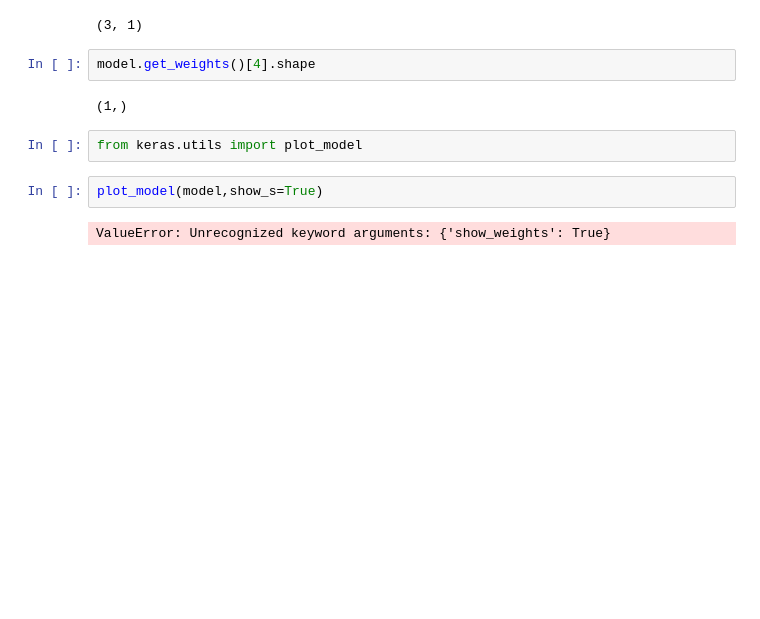
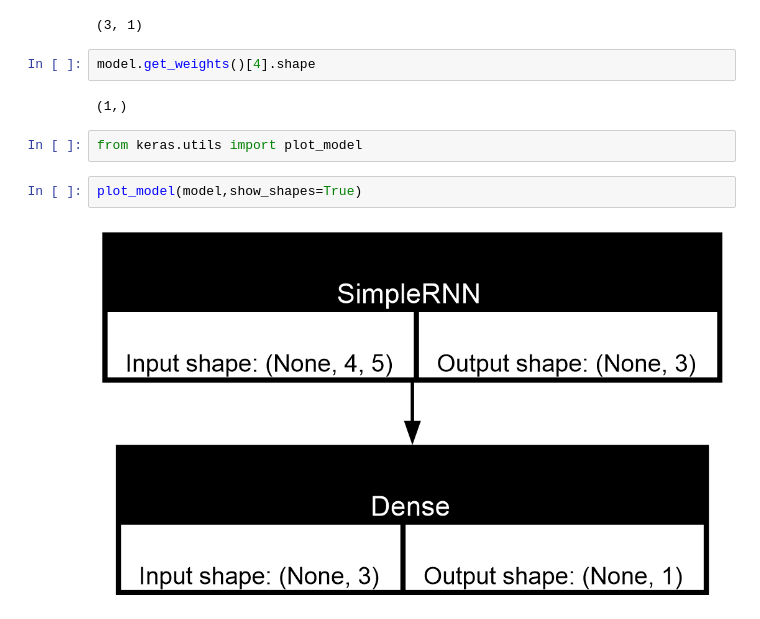
Before and after one commit to yuvraj619/Daily-DeepLearning, a Jupyter notebook: Day26_RNN_architecture.ipynb, the cells around one changed output. Drawn from its saved outputs; the diff is of its cells as text; blank space fills up the shorter version.

```diff
--- a/Day26_RNN_architecture.ipynb
+++ b/Day26_RNN_architecture.ipynb
@@ -44,6 +44,6 @@ model.get_weights()[4].shape
 # %%
 from keras.utils import plot_model
 # %%
-plot_model(model,show_s=True)
+plot_model(model,show_shapes=True)
 # %% [output]
-ValueError: Unrecognized keyword arguments: {'show_weights': True}
+[figure, added]
```
Also changed, not shown: 1 other file.
